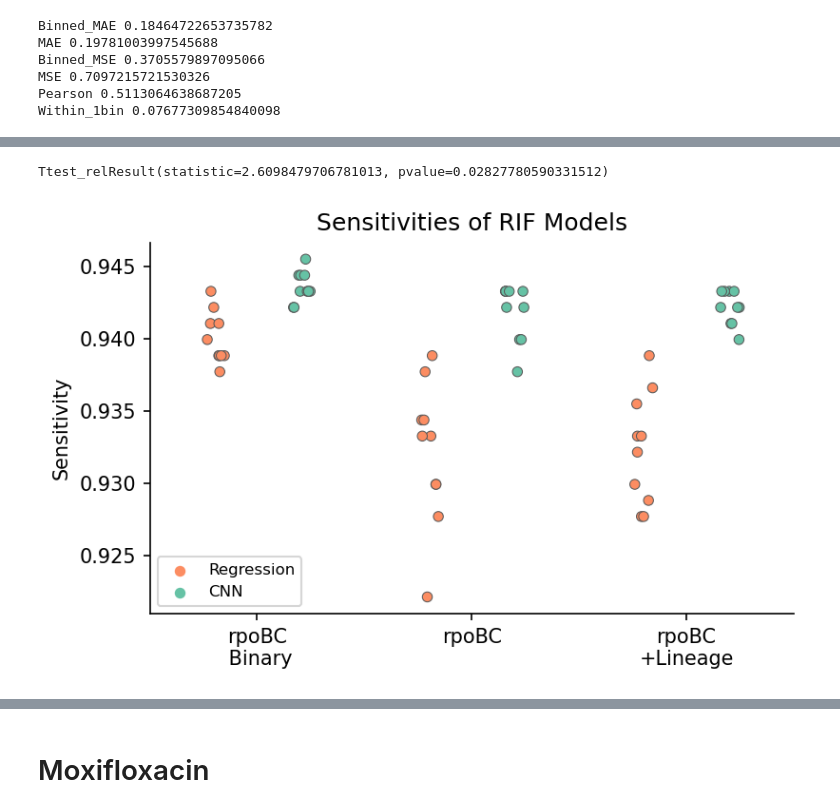
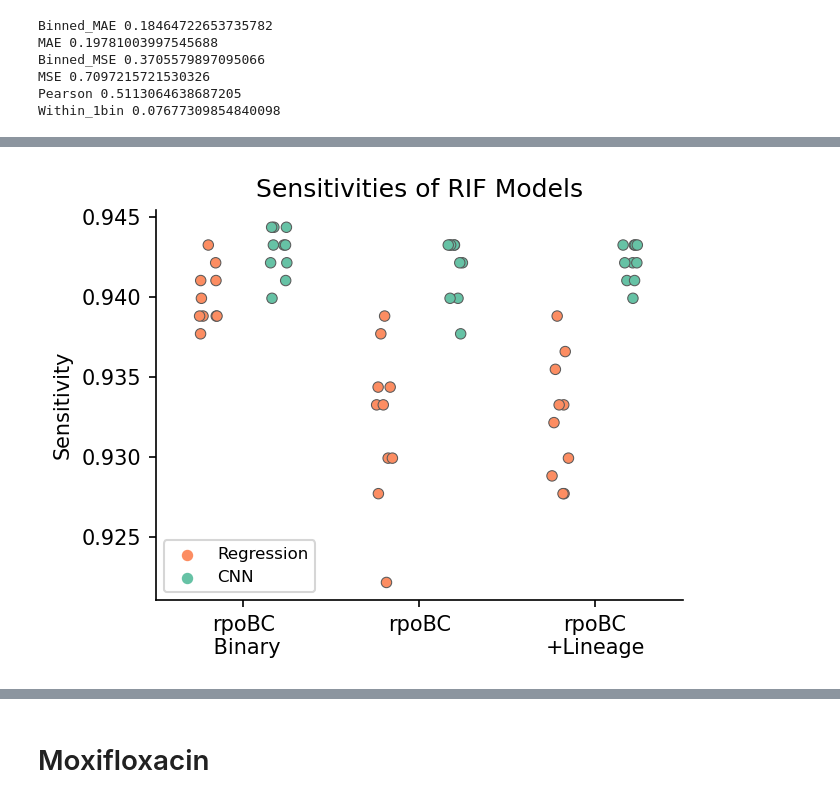
Before and after one commit to sanju99/MtbQuantCNN, a Jupyter notebook: analysis/performance_metrics.ipynb, the cells around one changed output, grey strips where cells are left out. Saved outputs shown, nothing was run; the diff lists cells and outputs as text; code cells hidden in the pictures.

```diff
--- a/analysis/performance_metrics.ipynb
+++ b/analysis/performance_metrics.ipynb
@@ -137,7 +133,7 @@ plot_bootstrap_histories(os.path.join(results_path, "MXF_gyrBA_lineage"), binary
 # %% [output]
 [figure]
 # %%
-def plot_quant_models(df, x_var, quant_var, title, tick_labels, plot_width, legend_loc="upper right", save_title=None):
+def plot_model_results(df, x_var, quant_var, title, tick_labels, plot_width, legend_loc="upper right", save_title=None):
 
     if x_var == "Model":
         quant_plot = df.query("CV > 0'").melt(id_vars=["Model"], value_vars=quant_var)
@@ -172,7 +168,7 @@ def plot_quant_models(df, x_var, quant_var, title, tick_labels, plot_width, lege
     legend.legendHandles[0]._sizes = [20]
     legend.legendHandles[1]._sizes = [20]
 
-    plt.title(title)
+    plt.title(title, fontsize="small")
     plt.xlabel("")
     plt.ylabel(quant_var)
     plt.xticks(ticks=ax.get_xticks(), labels=tick_labels)
@@ -371,21 +402,13 @@ Balanced_Acc 0.028277805903313285
-# %%
-st.ttest_rel(rif_rpoBC_binary_CNN.query("CV > 0")["AUC"], rif_rpoBC_CNN.query("CV > 0")["AUC"],
-             alternative="two-sided"
-            )
-# %% [output]
-Ttest_relResult(statistic=2.6098479706781013, pvalue=0.02827780590331512)
 # %%
-rif_rpoBC_quant_compare = pd.concat([rif_rpoBC_CNN, rif_rpoBC_LinReg, rif_rpoBC_lineage_CNN, rif_rpoBC_lineage_LinReg], axis=0)
-rif_rpoBC_quant_compare["Group"] = [1]*22 + [2]*22
-
-rif_rpoBC_binary_CNN["Drug"] = "RIF"
-rif_rpoBC_binary_CNN["Model"] = "CNN"
-
-rif_rpoBC_binary_compare = pd.concat([rif_rpoBC_binary_CNN, rif_rpoBC_binary_LogReg,
-                                      rif_rpoBC_CNN, rif_rpoBC_LinReg, rif_rpoBC_lineage_CNN, rif_rpoBC_lineage_LinReg], axis=0)
-rif_rpoBC_binary_compare["Group"] = [1]*22 + [2]*22 + [3]*22
+rif_rpoBC_compare = pd.concat([rif_rpoBC_binary_CNN, rif_rpoBC_binary_LogReg,
+                               rif_rpoBC_CNN, rif_rpoBC_LinReg,
+                               rif_rpoBC_lineage_CNN, rif_rpoBC_lineage_LinReg
+                              ], axis=0)
+rif_rpoBC_compare["Group"] = [1]*22 + [2]*22 + [3]*22
 # %%
-plot_quant_models(rif_rpoBC_binary_compare, "Group", "Sensitivity", "Sensitivities of RIF Models",
-                  tick_labels=["rpoBC\n Binary", "rpoBC", "rpoBC\n+Lineage"], plot_width=5.5, legend_loc="lower left")
+plot_model_results(rif_rpoBC_compare, "Group", "Sensitivity", "Sensitivities of RIF Models",
+                   tick_labels=["rpoBC\n Binary", "rpoBC", "rpoBC\n+Lineage"], plot_width=4.5, legend_loc="lower left",
+                  #savefig=""
+                  )
 # %% [output]
-[figure, old version]
+[figure, new version]
```
Also changed, not shown: parts of 29 cells of this notebook, 13 other files.
